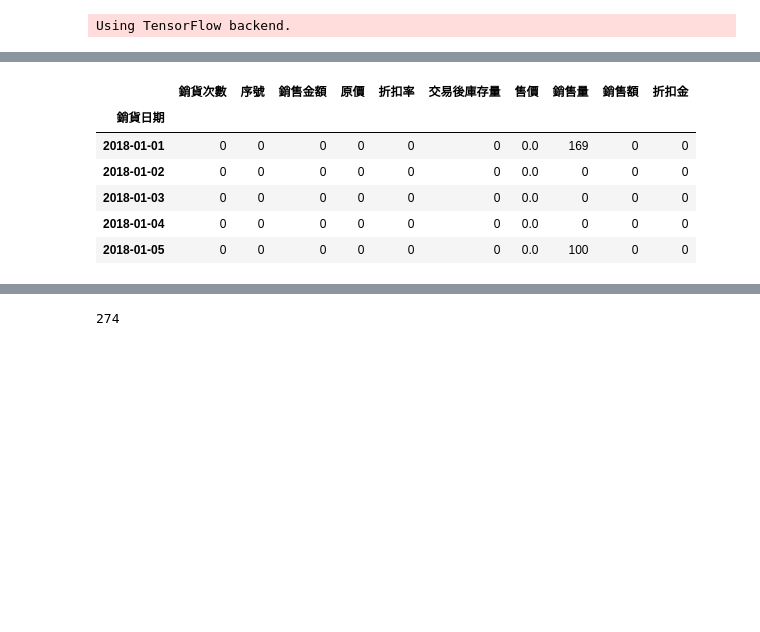
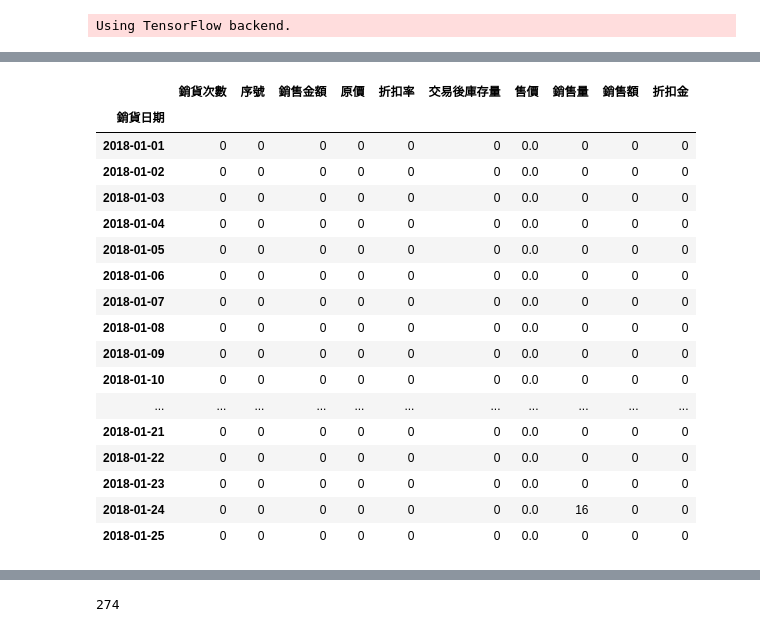
Before and after one commit to Jeremy35689/Visual-Analysis-midterm-project, a Jupyter notebook: VA Midterm Project.ipynb, the cells around one changed output, grey strips where cells are left out. Cells and saved outputs as stored; diff of their text form; code cells hidden in the pictures; blank space fills up the shorter version.

```diff
--- a/VA Midterm Project.ipynb
+++ b/VA Midterm Project.ipynb
@@ -332,8 +332,8 @@ solution['銷貨日期'] = pd.to_datetime(solution['銷貨日期'])
 solution = solution.set_index('銷貨日期')
 solution = solution.groupby('藥品代號')
 
-drug = solution.get_group('050000       \x1c')
-
+#drug = solution.get_group('050000       \x1c')
+drug = solution.get_group('AC41316100   \x1c')
 drug.head()
 # %% [output]
 |  | 銷貨倉 | 銷貨次數 | 序號 | 銷貨時間 | 銷售金額 | 客戶代號 | 性別 | 藥品代號 | 藥品名稱 | 類別代號 | 說明 | ... |
@@ -346,28 +346,37 @@ drug.head()
 # %%
+#drug_allday will have 2018 all day for index and all column will set to zero
 drug_allday = solution.get_group('050000       \x1c')
-drug_allday = drug.resample('D').sum()
+drug_allday = drug_allday.resample('D').sum()
 for col in drug_allday.columns:
      drug_allday[col].values[:] = 0
-
-
-
-
 
 drug_sum = drug.resample('D').sum()
 
 for i in drug_sum.index:
     drug_allday.loc[i,'銷售量'] = drug_sum.loc[i,'銷售量']
 
-drug_allday.head()
+drug_allday.head(25)
+
 # drug_sum.head()
 # %% [output]
 |  | 銷貨次數 | 序號 | 銷售金額 | 原價 | 折扣率 | 交易後庫存量 | 售價 | 銷售量 | 銷售額 | 折扣金 |
 | 銷貨日期 |  |  |  |  |  |  |  |  |  |  |
-| 2018-01-01 | 0 | 0 | 0 | 0 | 0 | 0 | 0.0 | 169 | 0 | 0 |
+| 2018-01-01 | 0 | 0 | 0 | 0 | 0 | 0 | 0.0 | 0 | 0 | 0 |
 | 2018-01-02 | 0 | 0 | 0 | 0 | 0 | 0 | 0.0 | 0 | 0 | 0 |
 | 2018-01-03 | 0 | 0 | 0 | 0 | 0 | 0 | 0.0 | 0 | 0 | 0 |
 | 2018-01-04 | 0 | 0 | 0 | 0 | 0 | 0 | 0.0 | 0 | 0 | 0 |
-| 2018-01-05 | 0 | 0 | 0 | 0 | 0 | 0 | 0.0 | 100 | 0 | 0 |
+| 2018-01-05 | 0 | 0 | 0 | 0 | 0 | 0 | 0.0 | 0 | 0 | 0 |
+| 2018-01-06 | 0 | 0 | 0 | 0 | 0 | 0 | 0.0 | 0 | 0 | 0 |
+| 2018-01-07 | 0 | 0 | 0 | 0 | 0 | 0 | 0.0 | 0 | 0 | 0 |
+| 2018-01-08 | 0 | 0 | 0 | 0 | 0 | 0 | 0.0 | 0 | 0 | 0 |
+| 2018-01-09 | 0 | 0 | 0 | 0 | 0 | 0 | 0.0 | 0 | 0 | 0 |
+| 2018-01-10 | 0 | 0 | 0 | 0 | 0 | 0 | 0.0 | 0 | 0 | 0 |
+| ... | ... | ... | ... | ... | ... | ... | ... | ... | ... | ... |
+| 2018-01-21 | 0 | 0 | 0 | 0 | 0 | 0 | 0.0 | 0 | 0 | 0 |
+| 2018-01-22 | 0 | 0 | 0 | 0 | 0 | 0 | 0.0 | 0 | 0 | 0 |
+| 2018-01-23 | 0 | 0 | 0 | 0 | 0 | 0 | 0.0 | 0 | 0 | 0 |
+| 2018-01-24 | 0 | 0 | 0 | 0 | 0 | 0 | 0.0 | 16 | 0 | 0 |
+| 2018-01-25 | 0 | 0 | 0 | 0 | 0 | 0 | 0.0 | 0 | 0 | 0 |
 # %%
 split_date1 = pd.Timestamp('2018-10-01')
 split_date2 = pd.Timestamp('2018-12-01')
```
Also changed, not shown: parts of 3 cells of this notebook.
